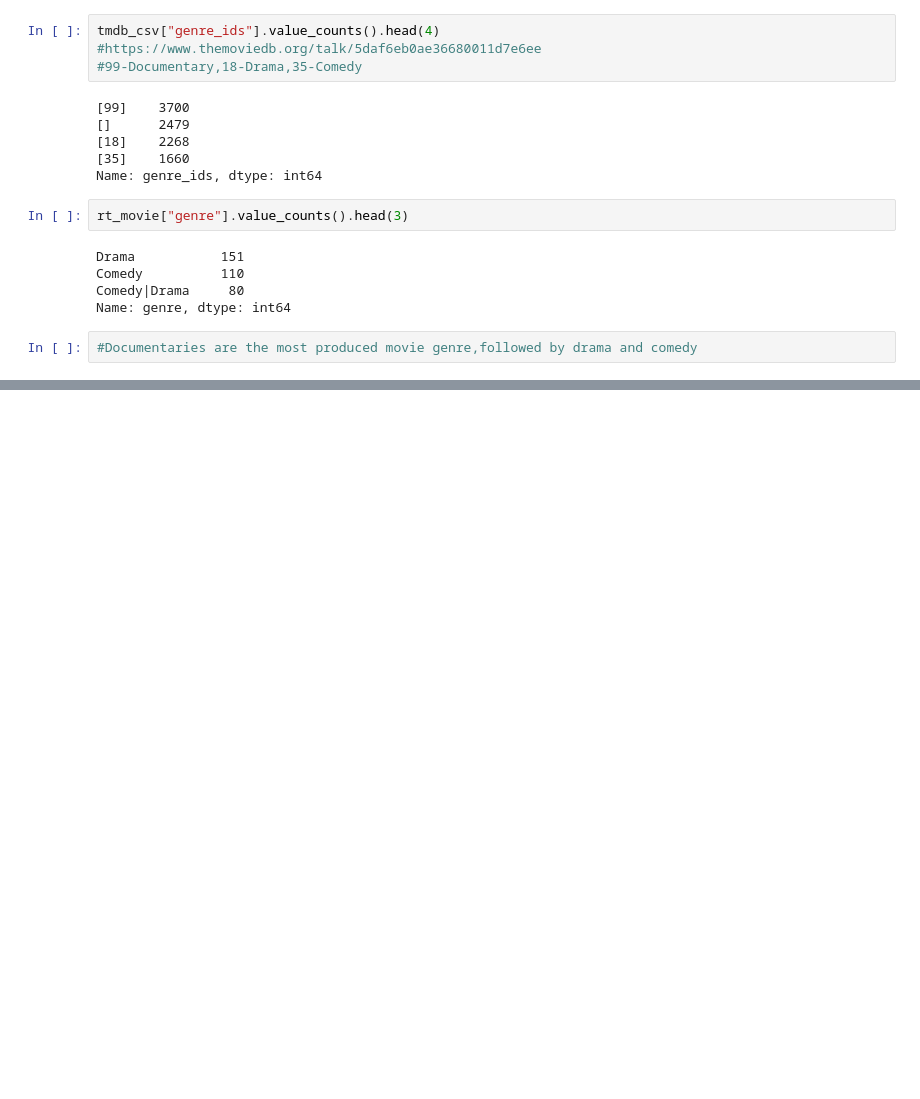
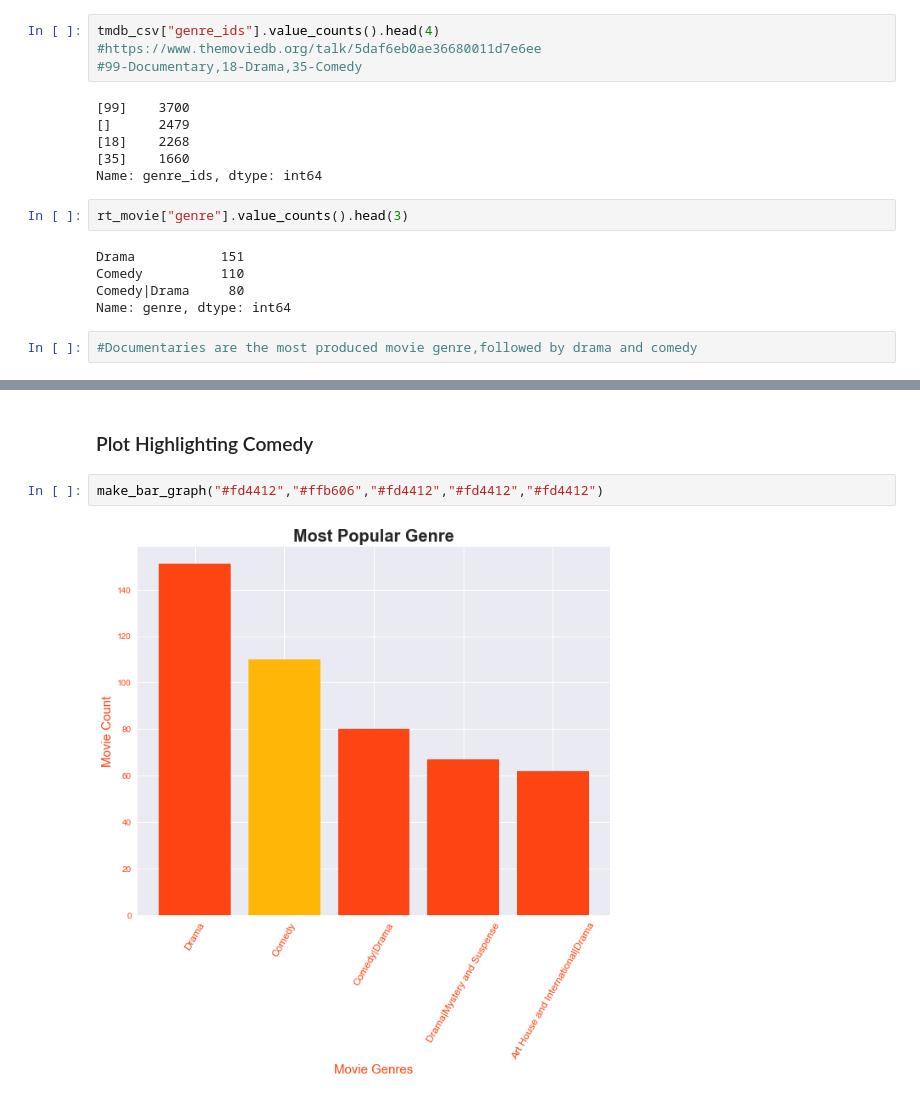
Before and after one commit to Azegele/dsc-phase-1-project, a Jupyter notebook: notebook.ipynb, the cells around one changed output, grey strips where cells are left out. Saved outputs shown, nothing was run; the diff lists cells and outputs as text; blank space fills up the shorter version.

```diff
--- a/notebook.ipynb
+++ b/notebook.ipynb
@@ -217,0 +238,6 @@ rt_movie.iloc[10:20]
+# %% [markdown]
+### Plot Highlighting Comedy
+# %%
+make_bar_graph("#fd4412","#ffb606","#fd4412","#fd4412","#fd4412")
+# %% [output]
+[figure, added]
```
Also changed, not shown: parts of 18 cells of this notebook, 3 other files.
